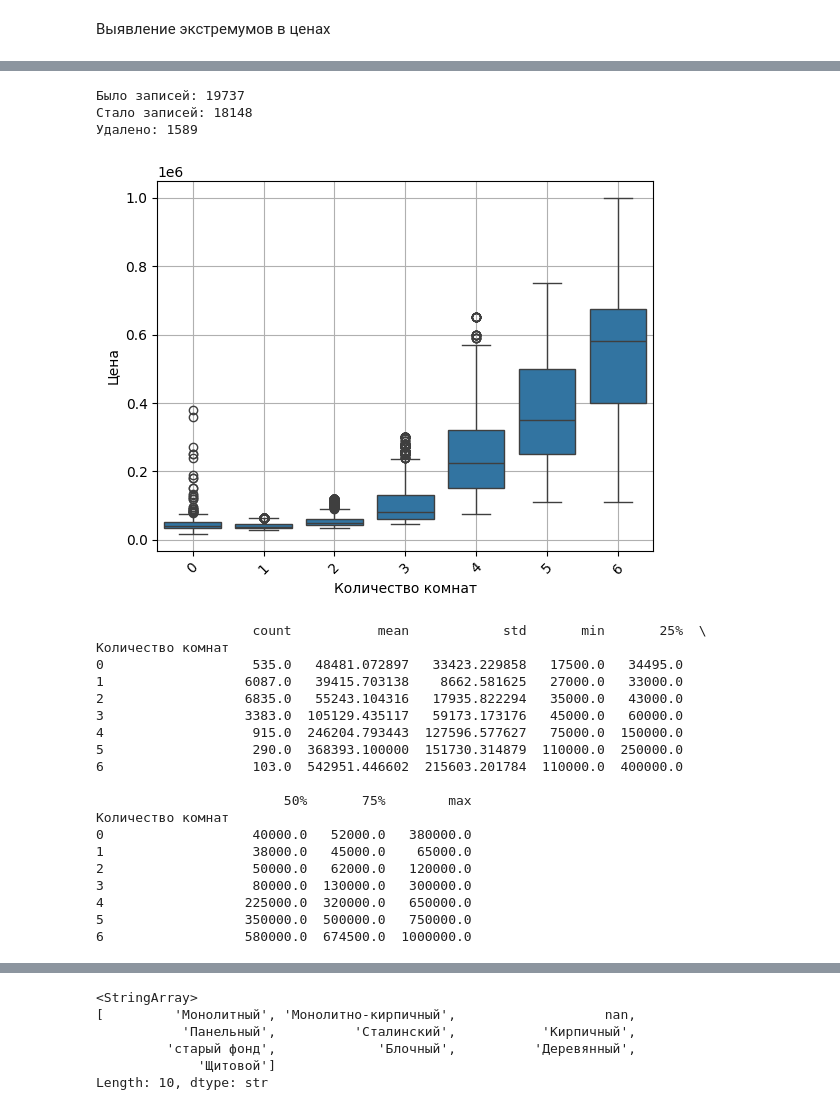
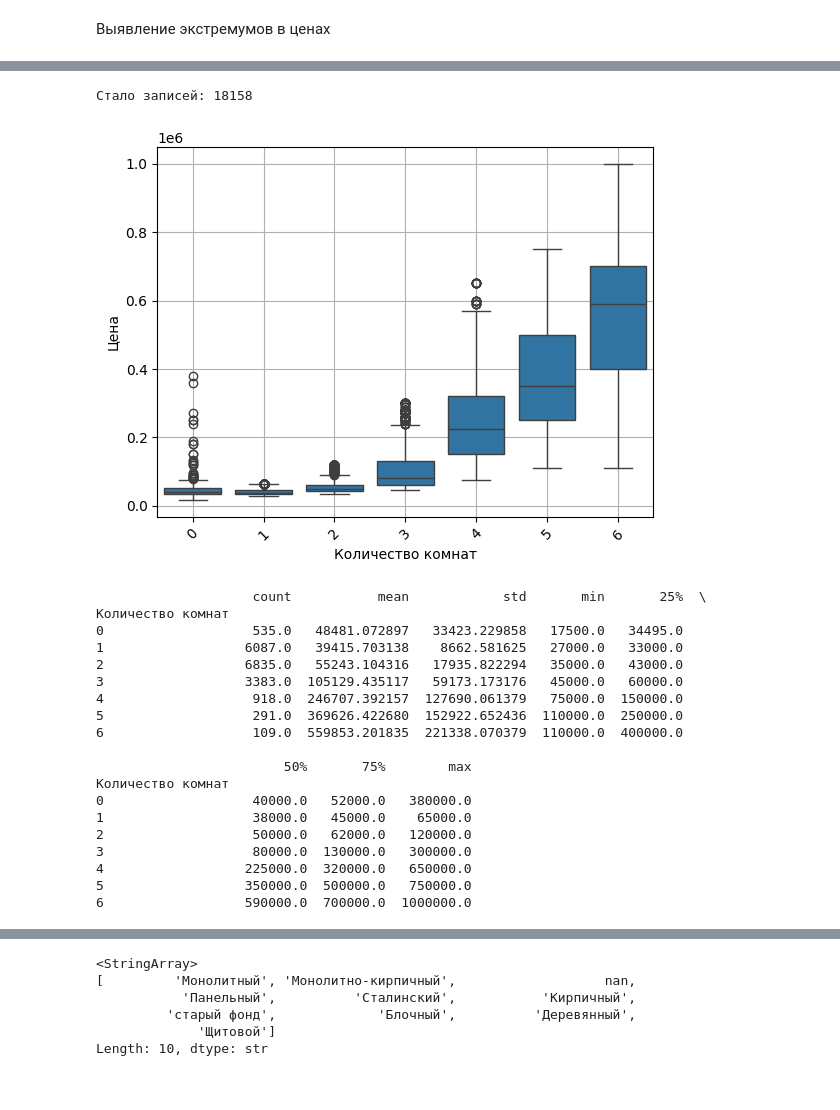
Before and after one commit to Ali-B-Indahouse/How-Much-Is-The-real-estate-in-Moscow, a Jupyter notebook: main.ipynb, the cells around one changed output, grey strips where cells are left out. Drawn from its saved outputs; the diff is of its cells as text; code cells hidden in the pictures.

```diff
--- a/main.ipynb
+++ b/main.ipynb
@@ -65,6 +88,10 @@ df['Адрес']=df['Адрес'].str.strip()
 # сохранение результата без СПб и Краснодара
 df=df[~((df['Город']=='Санкт-Петербург') | (df['Город']=='Краснодарский край'))]
 df = df.drop('Город', axis=1)
+# %%
+# Убираем лишнее в конце адреса
+# 'Производственная улица, 8к1, ш. Боровское (5 км до МКАД), ш. Киевское (7 км до МКАД)'
+df['Адрес'] = df['Адрес'].str.split(', ш. ').str[0]
 # %%
 # Выделение столбцов этаж квартиры, этажность дома, тип дома
 df[['этажи', 'тип_дома']] = df['Дом'].str.split(',', n=1, expand=True)
@@ -105,15 +126,7 @@ def split_area(area_str):
 df[['Площадь_общая', 'Площадь_жилая', 'Площадь_кухня']] = df['Площадь, м2'].apply(split_area)
 # %%
 #теперь уберем изначальную колонку площадь и NaN из новых колонок
-df = df.drop('Площадь, м2', axis=1)
-df.drop('Тип', axis=1, inplace=True)
-df.drop('Высота потолков, м', axis=1, inplace=True)
-df.drop('Площадь комнат, м2', axis=1, inplace=True)
-df.drop('Серия дома', axis=1, inplace=True)
-df.drop('Окна', axis=1, inplace=True)
-df.drop('Санузел', axis=1, inplace=True)
 df.drop('Площадь_кухня', axis=1, inplace=True)
-
 df.drop('Площадь_жилая', axis=1, inplace=True)
 # %%
 #сначала разделим балкон на 2 колонки "Балкон" и "Лоджия" и там где NaN поставим значение 0
@@ -142,9 +155,20 @@ categories = {
 
 df = split_categorical_column(df, 'Балкон', categories)
 # %%
-# Удаление из цен лишней информации
-price = df['Цена'].apply(lambda x: int(x.split('.')[0]))
-df['Цена'] = price
+# Обработка цены
+def get_price(x) -> int :
+    x = x.split('/')[0]
+    price = int(x.split('.')[0])
+    if not "руб." in x:
+        if x[-1] == '€' :
+            price *= 90 #  Euro to rubble
+        elif x[-1] == '$' :
+            price *= 80 # Dollar to rubble
+        else :
+            print("Unknown currency: ", x)
+    return price
+
+df['Цена'] = df['Цена'].apply(lambda x: get_price(x))
 # %% [markdown]
 Выявление экстремумов в ценах
 # %%
@@ -234,33 +258,30 @@ def filter_by_thresholds(row):
     return True
 
 # Применяем фильтр
-df_filtered = df[df.apply(filter_by_thresholds, axis=1)]
+df = df[df.apply(filter_by_thresholds, axis=1)]
 
-print(f"Было записей: {len(df)}")
-print(f"Стало записей: {len(df_filtered)}")
-print(f"Удалено: {len(df) - len(df_filtered)}")
+
+print(f"Стало записей: {len(df)}")
 # %% [output]
-Было записей: 19737
-Стало записей: 18148
-Удалено: 1589
+Стало записей: 18158
 # %%
 # распределение после очистки от выбросов
-sns.boxplot(data=df_filtered, x='Количество комнат', y = 'Цена')
+sns.boxplot(data=df, x='Количество комнат', y = 'Цена')
 plt.xticks(rotation=45)
 plt.grid(True)
 plt.show()
 print(df_filtered.groupby('Количество комнат')['Цена'].describe())
 # %% [output]
-[figure, old version]
+[figure, new version]
                     count           mean            std       min       25%  \
 Количество комнат
 0                   535.0   48481.072897   33423.229858   17500.0   34495.0
 1                  6087.0   39415.703138    8662.581625   27000.0   33000.0
 2                  6835.0   55243.104316   17935.822294   35000.0   43000.0
 3                  3383.0  105129.435117   59173.173176   45000.0   60000.0
-4                   915.0  246204.793443  127596.577627   75000.0  150000.0
-5                   290.0  368393.100000  151730.314879  110000.0  250000.0
-6                   103.0  542951.446602  215603.201784  110000.0  400000.0
+4                   918.0  246707.392157  127690.061379   75000.0  150000.0
+5                   291.0  369626.422680  152922.652436  110000.0  250000.0
+6                   109.0  559853.201835  221338.070379  110000.0  400000.0
 
                         50%       75%        max
 Количество комнат
@@ -270,7 +291,7 @@ print(df_filtered.groupby('Количество комнат')['Цена'].descr
 3                   80000.0  130000.0   300000.0
 4                  225000.0  320000.0   650000.0
 5                  350000.0  500000.0   750000.0
-6                  580000.0  674500.0  1000000.0
+6                  590000.0  700000.0  1000000.0
 # %%
 sns.heatmap(df.corr(numeric_only=True), fmt='.2f', annot=True)
 # %% [output]
```
Also changed, not shown: parts of 18 cells of this notebook.
